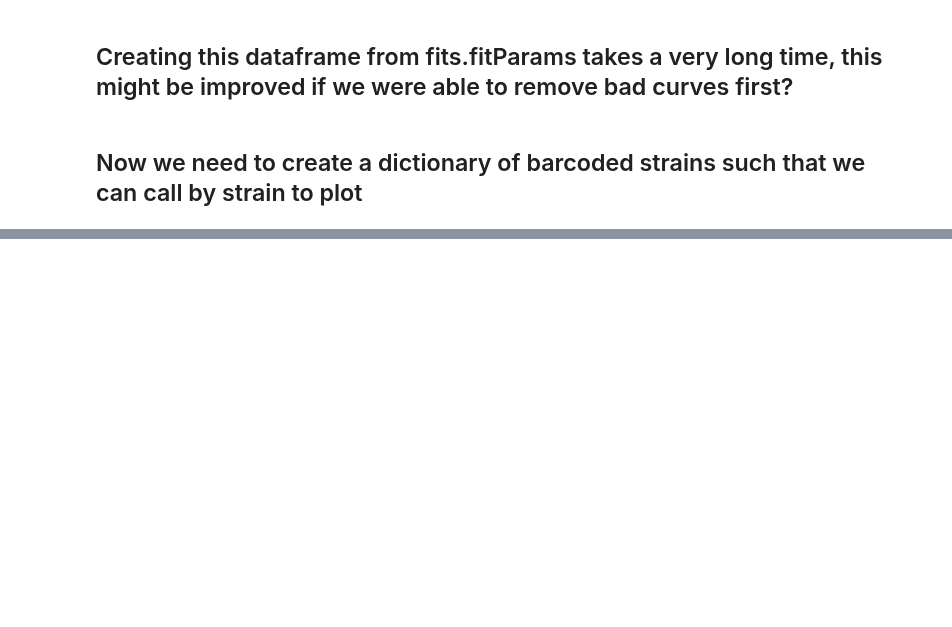
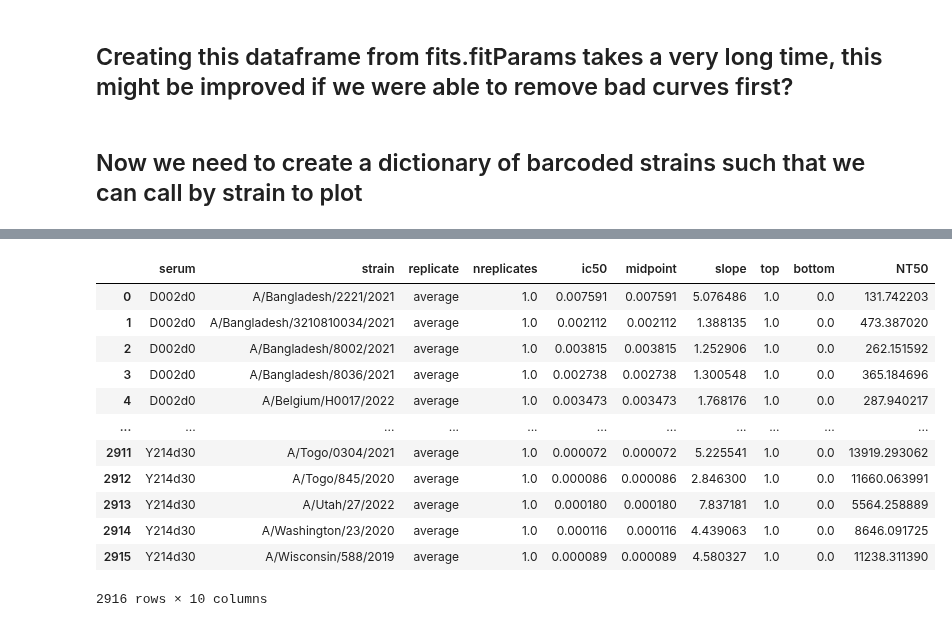
Before and after one commit to jbloomlab/seqneut-pipeline, a Jupyter notebook: workflow/notebooks/calculate-neutralization-potency.ipynb, the cells around one changed output, grey strips where cells are left out. Saved outputs shown, nothing was run; the diff lists cells and outputs as text; code cells hidden in the pictures; blank space fills up the shorter version.

```diff
--- a/workflow/notebooks/calculate-neutralization-potency.ipynb
+++ b/workflow/notebooks/calculate-neutralization-potency.ipynb
@@ -85,15 +91,23 @@ print(output)
 # %%
 #Prior to averaging, remove things that have poor slopes
 fit_parameters = fit_parameters.loc[fit_parameters['slope']>0]
 fit_parameters['strain'] = fit_parameters['virus'].map(barcode_strain)
 
 #Find median NT50 for each strain for each individual this is currently treating all barcodes from replicates in same pool, need to update so that it takes average of NT50 from each replicate for strains that have replicates
-median_ic50_frombarcodes = fit_parameters.groupby(['serum','strain'], as_index=False).median(numeric_only=True)
+median_ic50_frombarcodes = fit_parameters.groupby(['serum','strain','replicate'], as_index=False).median(numeric_only=True)
 median_ic50_frombarcodes['NT50'] = 1 / median_ic50_frombarcodes['ic50']
-
-#Also adding in some more reasonable names for columns so that I can transform the dataframe to show columns
-median_ic50_frombarcodes['individual'] =  median_ic50_frombarcodes['serum'].str.split('d').str[0]
-median_ic50_frombarcodes['day'] =  median_ic50_frombarcodes['serum'].str.split('d').str[1]
-median_ic50_frombarcodes['day'] = pd.to_numeric(median_ic50_frombarcodes['day'])
-
-#median_ic50_frombarcodes.to_csv(os.path.join(filepath_prefix, config["neutralization_titers_by_strain"]))
+median_ic50_frombarcodes
+# %% [output]
+|  | serum | strain | replicate | nreplicates | ic50 | midpoint | slope | top | bottom | NT50 |
+| 0 | D002d0 | A/Bangladesh/2221/2021 | average | 1.0 | 0.007591 | 0.007591 | 5.076486 | 1.0 | 0.0 | 131.742203 |
+| 1 | D002d0 | A/Bangladesh/3210810034/2021 | average | 1.0 | 0.002112 | 0.002112 | 1.388135 | 1.0 | 0.0 | 473.387020 |
+| 2 | D002d0 | A/Bangladesh/8002/2021 | average | 1.0 | 0.003815 | 0.003815 | 1.252906 | 1.0 | 0.0 | 262.151592 |
+| 3 | D002d0 | A/Bangladesh/8036/2021 | average | 1.0 | 0.002738 | 0.002738 | 1.300548 | 1.0 | 0.0 | 365.184696 |
+| 4 | D002d0 | A/Belgium/H0017/2022 | average | 1.0 | 0.003473 | 0.003473 | 1.768176 | 1.0 | 0.0 | 287.940217 |
+| ... | ... | ... | ... | ... | ... | ... | ... | ... | ... | ... |
+| 2911 | Y214d30 | A/Togo/0304/2021 | average | 1.0 | 0.000072 | 0.000072 | 5.225541 | 1.0 | 0.0 | 13919.293062 |
+| 2912 | Y214d30 | A/Togo/845/2020 | average | 1.0 | 0.000086 | 0.000086 | 2.846300 | 1.0 | 0.0 | 11660.063991 |
+| 2913 | Y214d30 | A/Utah/27/2022 | average | 1.0 | 0.000180 | 0.000180 | 7.837181 | 1.0 | 0.0 | 5564.258889 |
+| 2914 | Y214d30 | A/Washington/23/2020 | average | 1.0 | 0.000116 | 0.000116 | 4.439063 | 1.0 | 0.0 | 8646.091725 |
+| 2915 | Y214d30 | A/Wisconsin/588/2019 | average | 1.0 | 0.000089 | 0.000089 | 4.580327 | 1.0 | 0.0 | 11238.311390 |
+2916 rows × 10 columns
```
Also changed, not shown: parts of 4 cells of this notebook, 6 other files.
